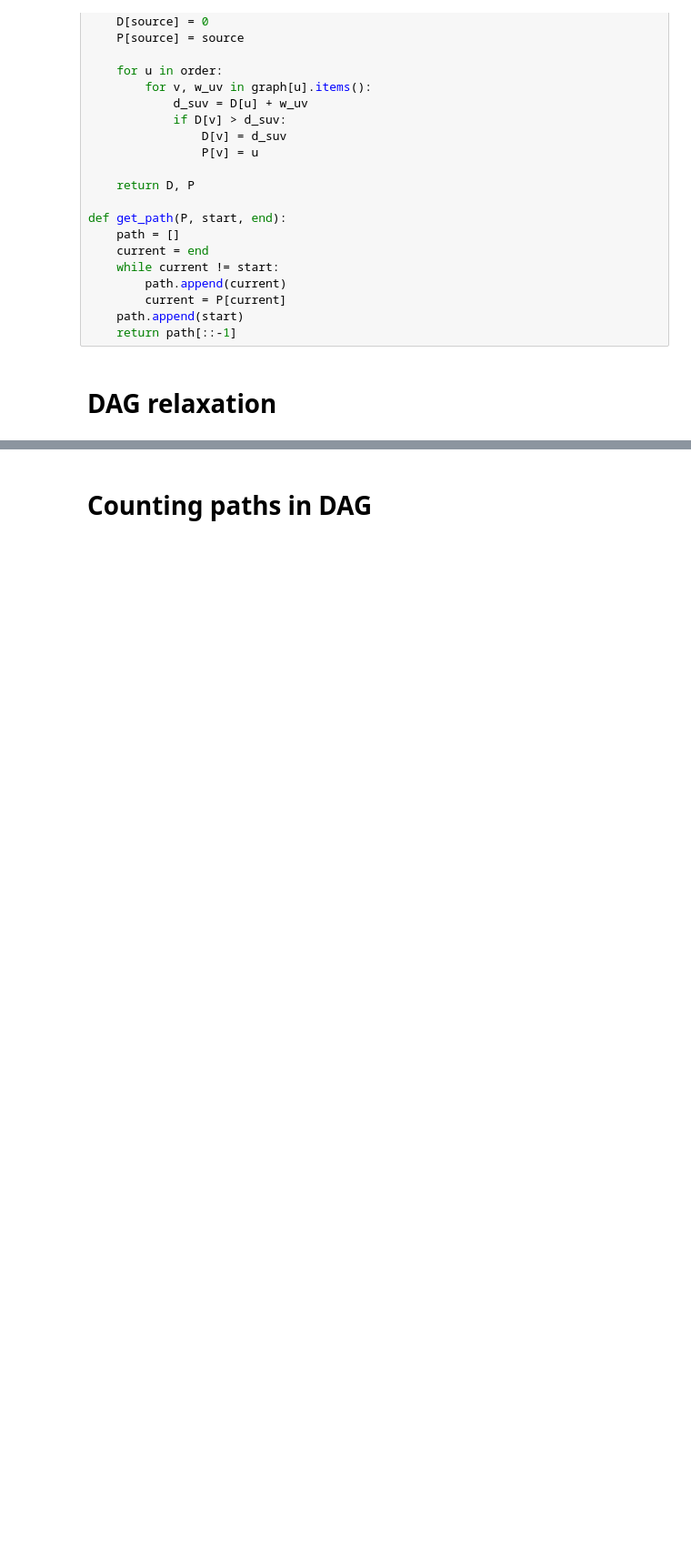
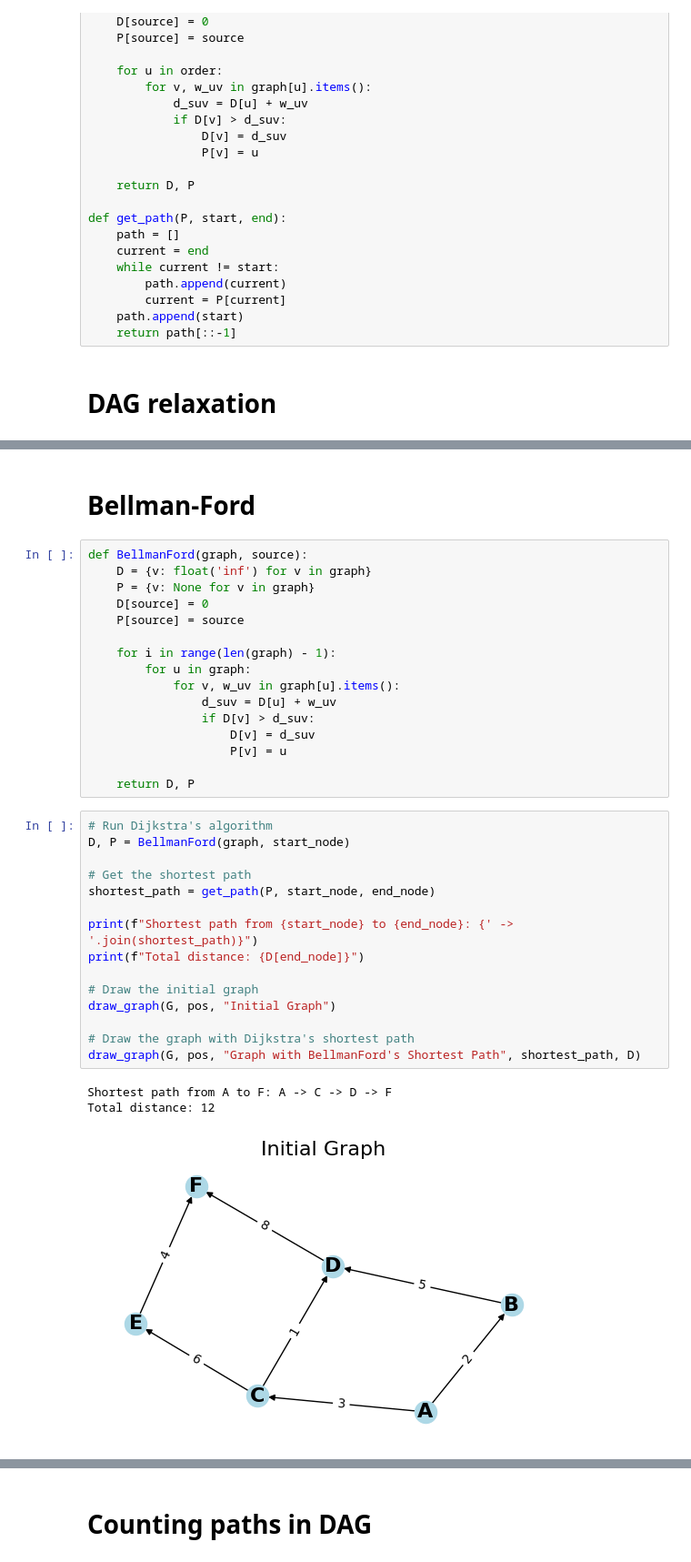
Before and after one commit to jakeoung/teach, a Jupyter notebook: alg/graph_dfs_dag.ipynb, the cells around one changed output, grey strips where cells are left out. Shown: that part at 91% size. Saved outputs shown, nothing was run; the diff lists cells and outputs as text; blank space fills up the shorter version.

```diff
--- a/alg/graph_dfs_dag.ipynb
+++ b/alg/graph_dfs_dag.ipynb
@@ -160,0 +162,37 @@ Total distance: 12
+# %% [markdown]
+# Bellman-Ford
+# %%
+def BellmanFord(graph, source):
+    D = {v: float('inf') for v in graph}
+    P = {v: None for v in graph}
+    D[source] = 0
+    P[source] = source
+
+    for i in range(len(graph) - 1):
+        for u in graph:
+            for v, w_uv in graph[u].items():
+                d_suv = D[u] + w_uv
+                if D[v] > d_suv:
+                    D[v] = d_suv
+                    P[v] = u
+
+    return D, P
+# %%
+# Run Dijkstra's algorithm
+D, P = BellmanFord(graph, start_node)
+
+# Get the shortest path
+shortest_path = get_path(P, start_node, end_node)
+
+print(f"Shortest path from {start_node} to {end_node}: {' -> '.join(shortest_path)}")
+print(f"Total distance: {D[end_node]}")
+
+# Draw the initial graph
+draw_graph(G, pos, "Initial Graph")
+
+# Draw the graph with Dijkstra's shortest path
+draw_graph(G, pos, "Graph with BellmanFord's Shortest Path", shortest_path, D)
+# %% [output]
+Shortest path from A to F: A -> C -> D -> F
+Total distance: 12
+[figure, added]
```
Also changed, not shown: parts of 4 cells of this notebook.
